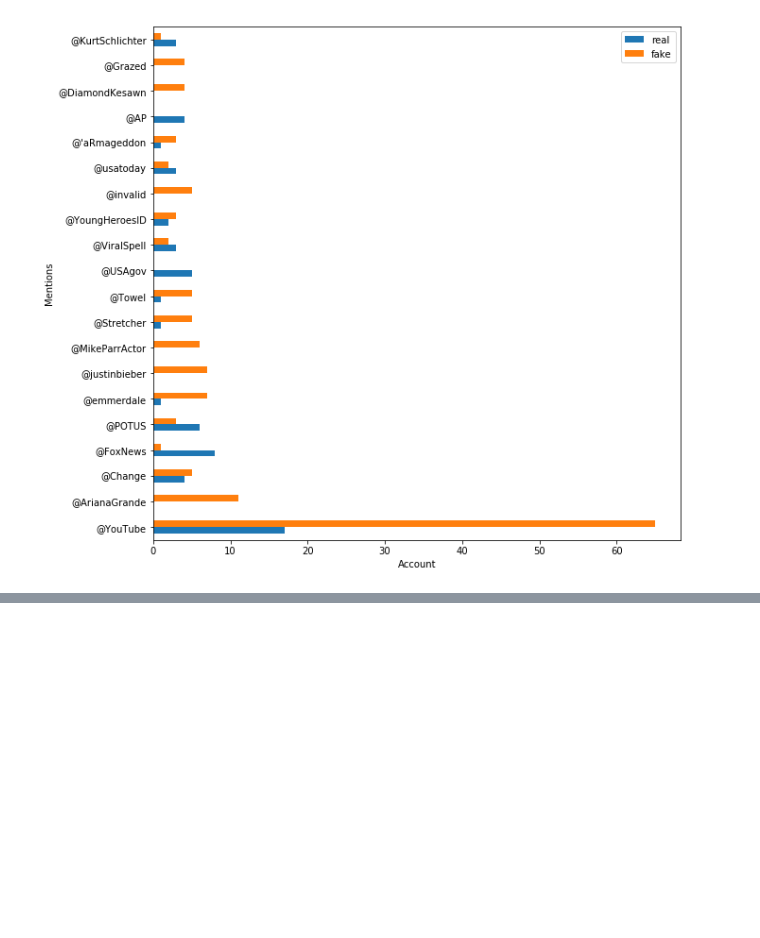
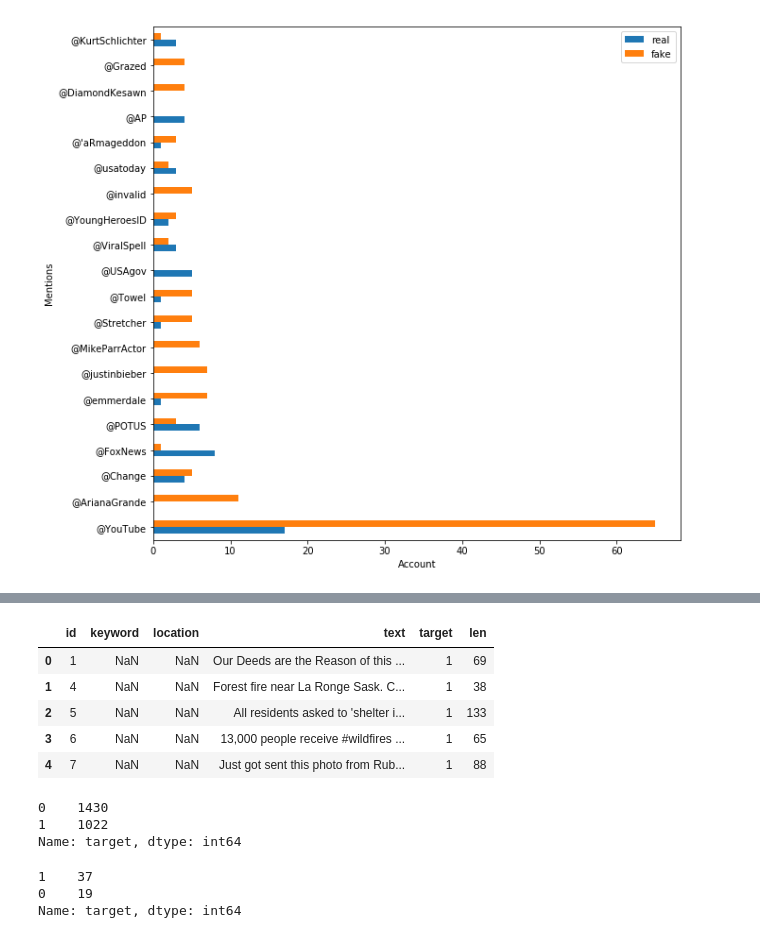
Before and after one commit to milemarchese/OrganizacionDeDatos, a Jupyter notebook: Análisis Exploratorio.ipynb, the cells around one changed output, grey strips where cells are left out. Saved outputs shown, nothing was run; the diff lists cells and outputs as text; code cells hidden in the pictures; blank space fills up the shorter version.

```diff
--- a/Análisis Exploratorio.ipynb
+++ b/Análisis Exploratorio.ipynb
@@ -486,0 +495,2 @@ ax.set_xlabel('Account')
+# %%
+no_keyword['len'] = no_keyword['text'].str.len()
@@ -486,0 +512,21 @@ ax.set_xlabel('Account')
+# %%
+no_keyword.head()
+# %% [output]
+|  | id | keyword | location | text | target | len |
+| 0 | 1 | NaN | NaN | Our Deeds are the Reason of this ... | 1 | 69 |
+| 1 | 4 | NaN | NaN | Forest fire near La Ronge Sask. C... | 1 | 38 |
+| 2 | 5 | NaN | NaN | All residents asked to 'shelter i... | 1 | 133 |
+| 3 | 6 | NaN | NaN | 13,000 people receive #wildfires ... | 1 | 65 |
+| 4 | 7 | NaN | NaN | Just got sent this photo from Rub... | 1 | 88 |
+# %%
+no_location['target'].value_counts()
+# %% [output]
+0    1430
+1    1022
+Name: target, dtype: int64
+# %%
+no_keyword['target'].value_counts()
+# %% [output]
+1    37
+0    19
+Name: target, dtype: int64
```
Also changed, not shown: parts of 22 cells of this notebook.
